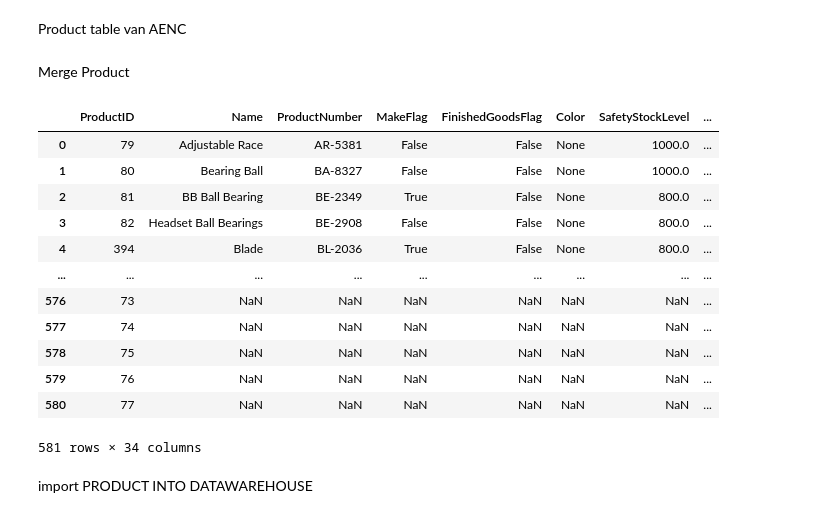
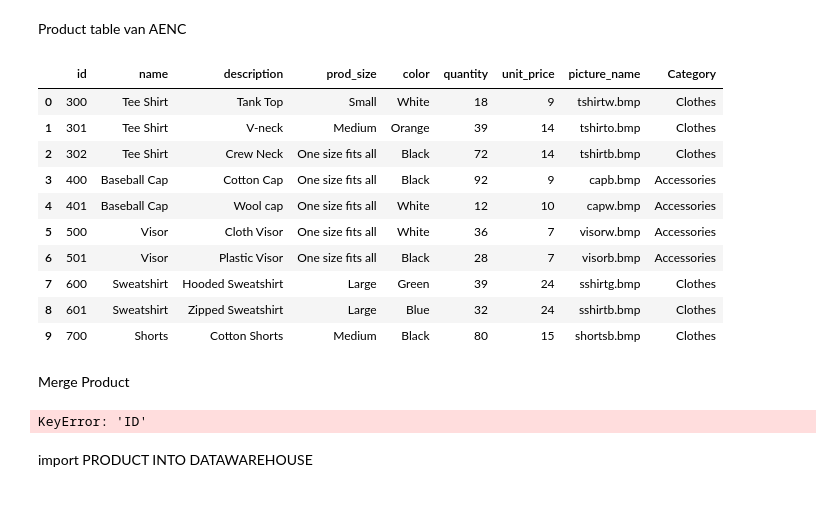
Before and after one commit to DiegoIEC/deds_project, a Jupyter notebook: ProductMerged.ipynb, the cells around one changed output. Saved outputs shown, nothing was run; the diff lists cells and outputs as text; code cells hidden in the pictures.

```diff
--- a/ProductMerged.ipynb
+++ b/ProductMerged.ipynb
@@ -137,6 +137,36 @@ Productss_df
 77 rows × 10 columns
 # %% [markdown]
 Product table van AENC
+# %%
+database_path = r'C:\\Users\\troy\\Desktop\\DAD\\Project folder\\deds_project\\deds\\aenc.accdb'
+
+# Create the connection string
+conn_str = (
+    r'DRIVER={Microsoft Access Driver (*.mdb, *.accdb)};'
+    r'DBQ=' + database_path + ';'
+)
+
+# Connect to the database
+conn = pyodbc.connect(conn_str)
+
+# Write the SQL query
+query = 'SELECT * FROM Product'
+
+# Execute the query and fetch the data into a DataFrame
+Products_AENC_df = pd.read_sql_query(query, conn)
+Products_AENC_df
+# %% [output]
+|  | id | name | description | prod_size | color | quantity | unit_price | picture_name | Category |
+| 0 | 300 | Tee Shirt | Tank Top | Small | White | 18 | 9 | tshirtw.bmp | Clothes |
+| 1 | 301 | Tee Shirt | V-neck | Medium | Orange | 39 | 14 | tshirto.bmp | Clothes |
+| 2 | 302 | Tee Shirt | Crew Neck | One size fits all | Black | 72 | 14 | tshirtb.bmp | Clothes |
+| 3 | 400 | Baseball Cap | Cotton Cap | One size fits all | Black | 92 | 9 | capb.bmp | Accessories |
+| 4 | 401 | Baseball Cap | Wool cap | One size fits all | White | 12 | 10 | capw.bmp | Accessories |
+| 5 | 500 | Visor | Cloth Visor | One size fits all | White | 36 | 7 | visorw.bmp | Accessories |
+| 6 | 501 | Visor | Plastic Visor | One size fits all | Black | 28 | 7 | visorb.bmp | Accessories |
+| 7 | 600 | Sweatshirt | Hooded Sweatshirt | Large | Green | 39 | 24 | sshirtg.bmp | Clothes |
+| 8 | 601 | Sweatshirt | Zipped Sweatshirt | Large | Blue | 32 | 24 | sshirtb.bmp | Clothes |
+| 9 | 700 | Shorts | Cotton Shorts | Medium | Black | 80 | 15 | shortsb.bmp | Clothes |
 # %% [markdown]
 Merge Product
 # %%
@@ -144,26 +174,27 @@ Merge Product
 
 
 
-product_df['ProductID'] += Productss_df['ProductID'].max() + 1
+# product_df['ProductID'] += Productss_df['ProductID'].max() + 1
+
+# # Merge the DataFrames into one combined DataFrame
+# combined_product_df = pd.concat([product_df, Productss_df], ignore_index=True)
+
+# combined_product_df
+max_product_id_1 = product_df['ProductID'].max()
+product_df['ProductID'] += 0  # No adjustment needed for the first DataFrame
+
+max_product_id_2 = Productss_df['ProductID'].max()
+Productss_df['ProductID'] += max_product_id_1 + 1
+
+max_product_id_3 = Products_AENC_df['ID'].max()
+Products_AENC_df['ProductID'] += (max_product_id_1 + max_product_id_2 + 2)
 
 # Merge the DataFrames into one combined DataFrame
-combined_product_df = pd.concat([product_df, Productss_df], ignore_index=True)
+combined_product_df = pd.concat([product_df, Productss_df, Products_AENC_df], ignore_index=True)
 
 combined_product_df
 # %% [output]
-|  | ProductID | Name | ProductNumber | MakeFlag | FinishedGoodsFlag | Color | SafetyStockLevel | ... |
-| 0 | 79 | Adjustable Race | AR-5381 | False | False | None | 1000.0 | ... |
-| 1 | 80 | Bearing Ball | BA-8327 | False | False | None | 1000.0 | ... |
-| 2 | 81 | BB Ball Bearing | BE-2349 | True | False | None | 800.0 | ... |
-| 3 | 82 | Headset Ball Bearings | BE-2908 | False | False | None | 800.0 | ... |
-| 4 | 394 | Blade | BL-2036 | True | False | None | 800.0 | ... |
-| ... | ... | ... | ... | ... | ... | ... | ... | ... |
-| 576 | 73 | NaN | NaN | NaN | NaN | NaN | NaN | ... |
-| 577 | 74 | NaN | NaN | NaN | NaN | NaN | NaN | ... |
-| 578 | 75 | NaN | NaN | NaN | NaN | NaN | NaN | ... |
-| 579 | 76 | NaN | NaN | NaN | NaN | NaN | NaN | ... |
-| 580 | 77 | NaN | NaN | NaN | NaN | NaN | NaN | ... |
-581 rows × 34 columns
+KeyError: 'ID'
 # %% [markdown]
 import PRODUCT INTO DATAWAREHOUSE
 # %%
```
Also changed, not shown: 2 other files.
